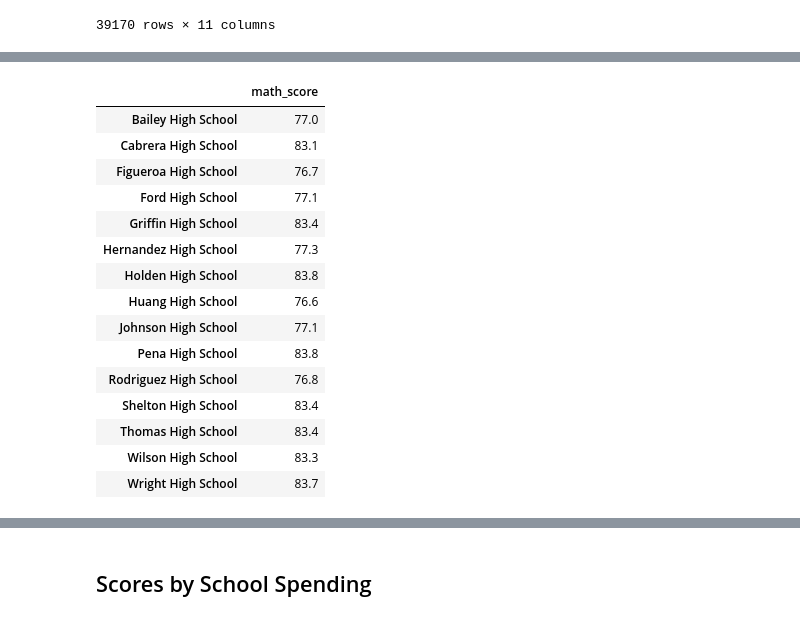
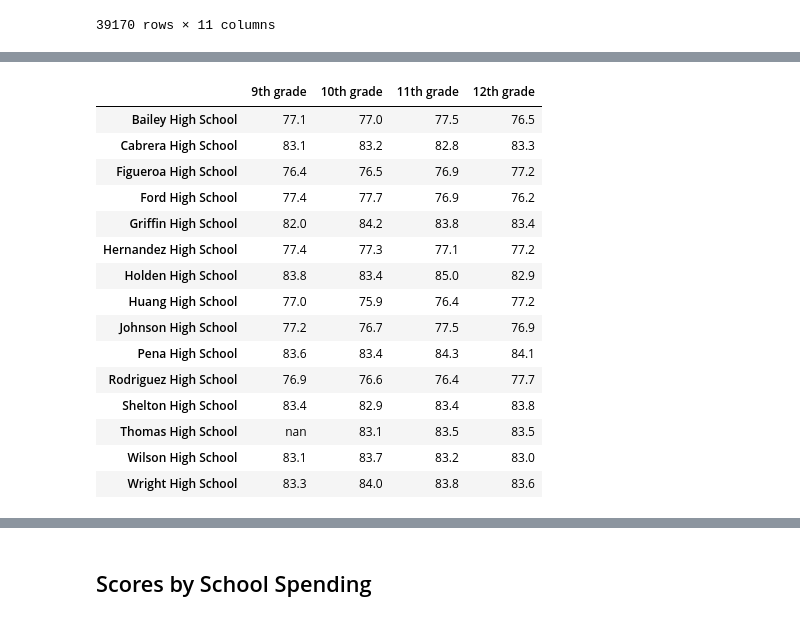
Before and after one commit to Hannanf/school_analysis, a Jupyter notebook: PyCitySchools_Challenge_starter_code.ipynb, the cells around one changed output, grey strips where cells are left out. Drawn from its saved outputs; the diff is of its cells as text; code cells hidden in the pictures.

```diff
--- a/PyCitySchools_Challenge_starter_code.ipynb
+++ b/PyCitySchools_Challenge_starter_code.ipynb
@@ -390,25 +390,26 @@ school_data_complete_df
 # Create a Series of scores by grade levels using conditionals.
 
 ninth_grade_df = school_data_complete_df.loc[(school_data_complete_df["grade"] == "9th")]
-
 tenth_grade_df = school_data_complete_df.loc[(school_data_complete_df["grade"] == "10th")]
-
 eleventh_grade_df = school_data_complete_df.loc[(school_data_complete_df["grade"] == "11th")]
-
 twelfth_grade_df = school_data_complete_df.loc[(school_data_complete_df["grade"] == "12th")]
 
 
-
 ## Group each school Series by the school name for the average math score.
-
-average_math_grades_school = school_data_complete_df.groupby(["school_name"]).mean()["math_score"]
+math_ninth_grade_df = pd.DataFrame(ninth_grade_df.groupby(["school_name"]).mean()["math_score"]).rename(columns={"math_score": "9th grade"})
+math_tenth_grade_df = pd.DataFrame(tenth_grade_df.groupby(["school_name"]).mean()["math_score"]).rename(columns={"math_score": "10th grade"})
+math_eleventh_grade_df = pd.DataFrame(eleventh_grade_df.groupby(["school_name"]).mean()["math_score"]).rename(columns={"math_score": "11th grade"})
+math_twelfth_grade_df= pd.DataFrame(twelfth_grade_df.groupby(["school_name"]).mean()["math_score"]).rename(columns={"math_score": "12th grade"})
 
 
 ## Group each school Series by the school name for the average reading score.
-average_reading_grades_school = school_data_complete_df.groupby(["school_name"]).mean()["reading_score"]
+reading_ninth_grade_df = pd.DataFrame(ninth_grade_df.groupby(["school_name"]).mean()["reading_score"]).rename(columns={"reading_score": "9th grade"})
+reading_tenth_grade_df = pd.DataFrame(tenth_grade_df.groupby(["school_name"]).mean()["reading_score"]).rename(columns={"reading_score": "10th grade"})
+reading_eleventh_grade_df = pd.DataFrame(eleventh_grade_df.groupby(["school_name"]).mean()["reading_score"]).rename(columns={"reading_score": "11th grade"})
+reading_twelfth_grade_df= pd.DataFrame(twelfth_grade_df.groupby(["school_name"]).mean()["reading_score"]).rename(columns={"reading_score": "12th grade"})
 # %%
 # Combine each Series for average math scores by school into single data frame.
 
-#average_math_grades_school_df = pd.DataFrame(average_math_grades_school)
+math_data_complete_df = math_ninth_grade_df.merge(math_tenth_grade_df, on = "school_name").merge(math_eleventh_grade_df, on = "school_name").merge(math_twelfth_grade_df, on = "school_name")
 
-average_math_grades_school_df = pd.DataFrame(average_math_grades_school)
+math_data_complete_df
@@ -432,29 +458,46 @@ average_reading_grades_school_df["reading_score"] = average_reading_grades_schoo
+# %%
+# Format each grade column.
+
+# a) formating Math DataFrame
+
+math_data_complete_df["9th grade"] = math_data_complete_df["9th grade"].map("{:.1f}".format)
+math_data_complete_df["10th grade"] = math_data_complete_df["10th grade"].map("{:.1f}".format)
+math_data_complete_df["11th grade"] = math_data_complete_df["11th grade"].map("{:.1f}".format)
+math_data_complete_df["12th grade"] = math_data_complete_df["12th grade"].map("{:.1f}".format)
+
+
+# b) formating reading DataFrame
+
+reading_data_complete_df["9th grade"] = reading_data_complete_df["9th grade"].map("{:.1f}".format)
+reading_data_complete_df["10th grade"] = reading_data_complete_df["10th grade"].map("{:.1f}".format)
+reading_data_complete_df["11th grade"] = reading_data_complete_df["11th grade"].map("{:.1f}".format)
+reading_data_complete_df["12th grade"] = reading_data_complete_df["12th grade"].map("{:.1f}".format)
 # %%
 # Remove the index.
 
-average_math_grades_school_df.index.name = None
+math_data_complete_df.index.name = None
 
 
 # Display the data frame
 
-average_math_grades_school_df
+math_data_complete_df
 # %% [output]
-|  | math_score |
-| Bailey High School | 77.0 |
-| Cabrera High School | 83.1 |
-| Figueroa High School | 76.7 |
-| Ford High School | 77.1 |
-| Griffin High School | 83.4 |
-| Hernandez High School | 77.3 |
-| Holden High School | 83.8 |
-| Huang High School | 76.6 |
-| Johnson High School | 77.1 |
-| Pena High School | 83.8 |
-| Rodriguez High School | 76.8 |
-| Shelton High School | 83.4 |
-| Thomas High School | 83.4 |
-| Wilson High School | 83.3 |
-| Wright High School | 83.7 |
+|  | 9th grade | 10th grade | 11th grade | 12th grade |
+| Bailey High School | 77.1 | 77.0 | 77.5 | 76.5 |
+| Cabrera High School | 83.1 | 83.2 | 82.8 | 83.3 |
+| Figueroa High School | 76.4 | 76.5 | 76.9 | 77.2 |
+| Ford High School | 77.4 | 77.7 | 76.9 | 76.2 |
+| Griffin High School | 82.0 | 84.2 | 83.8 | 83.4 |
+| Hernandez High School | 77.4 | 77.3 | 77.1 | 77.2 |
+| Holden High School | 83.8 | 83.4 | 85.0 | 82.9 |
+| Huang High School | 77.0 | 75.9 | 76.4 | 77.2 |
+| Johnson High School | 77.2 | 76.7 | 77.5 | 76.9 |
+| Pena High School | 83.6 | 83.4 | 84.3 | 84.1 |
+| Rodriguez High School | 76.9 | 76.6 | 76.4 | 77.7 |
+| Shelton High School | 83.4 | 82.9 | 83.4 | 83.8 |
+| Thomas High School | nan | 83.1 | 83.5 | 83.5 |
+| Wilson High School | 83.1 | 83.7 | 83.2 | 83.0 |
+| Wright High School | 83.3 | 84.0 | 83.8 | 83.6 |
 # %%
 ## Remove the index.
 
```
Also changed, not shown: parts of 26 cells of this notebook.
